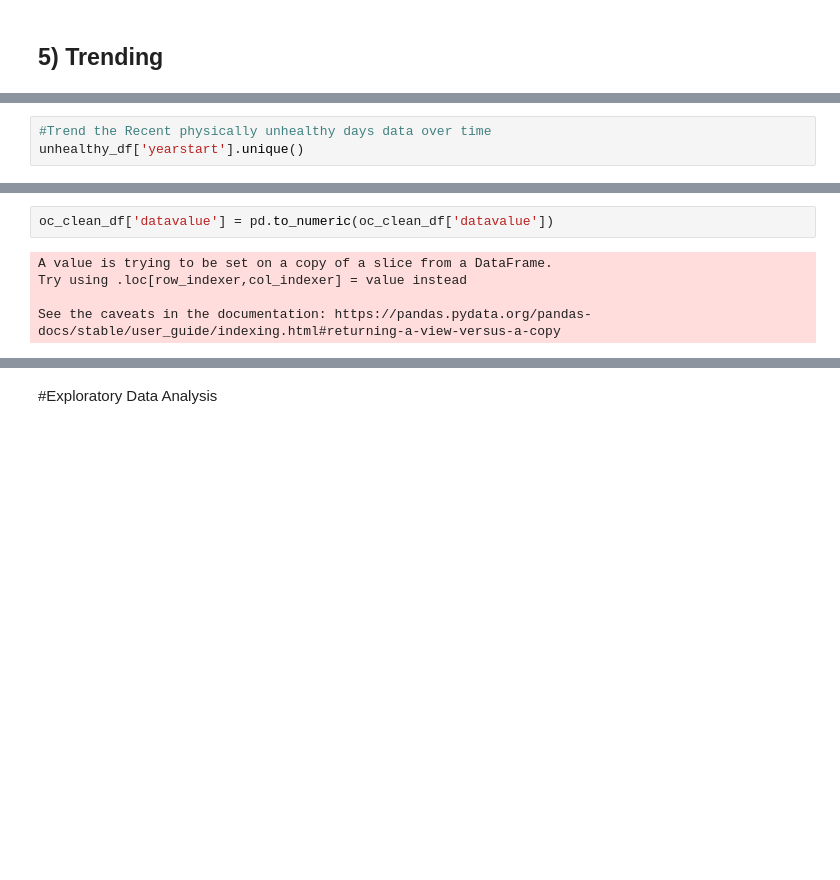
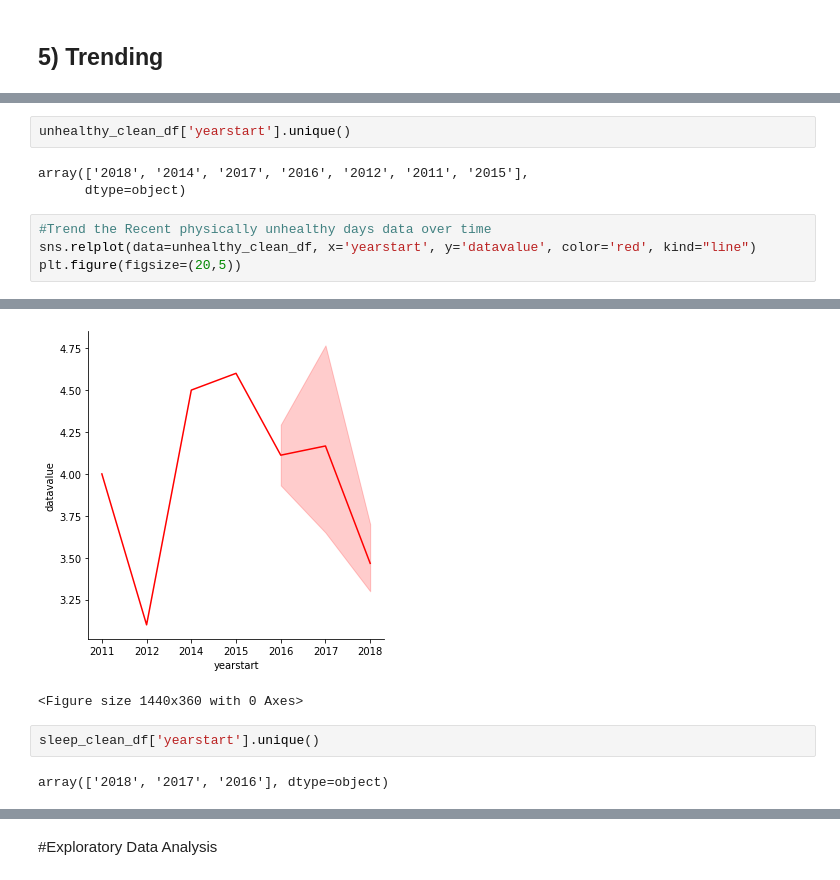
Before and after one commit to ghscharf/Python, a Jupyter notebook: DA_Unit3_Project2_GScharf.ipynb, the cells around one changed output, grey strips where cells are left out. Cells and saved outputs as stored; diff of their text form; blank space fills up the shorter version.

```diff
--- a/DA_Unit3_Project2_GScharf.ipynb
+++ b/DA_Unit3_Project2_GScharf.ipynb
@@ -652,4 +658,10 @@ Name: datavalue, dtype: float64
+# %%
+unhealthy_clean_df['yearstart'].unique()
+# %% [output]
+array(['2018', '2014', '2017', '2016', '2012', '2011', '2015'],
+      dtype=object)
 # %%
 #Trend the Recent physically unhealthy days data over time
-unhealthy_df['yearstart'].unique()
+sns.relplot(data=unhealthy_clean_df, x='yearstart', y='datavalue', color='red', kind="line")
+plt.figure(figsize=(20,5))
 # %% [output]
@@ -660,7 +669,6 @@ array(['2018-01-01T00:00:00.000000000', '2014-01-01T00:00:00.000000000',
+[figure, added]
+<Figure size 1440x360 with 0 Axes>
-# %%
-oc_clean_df['datavalue'] = pd.to_numeric(oc_clean_df['datavalue'])
-# %% [output]
-A value is trying to be set on a copy of a slice from a DataFrame.
-Try using .loc[row_indexer,col_indexer] = value instead
-
-See the caveats in the documentation: https://pandas.pydata.org/pandas-docs/stable/user_guide/indexing.html#returning-a-view-versus-a-copy
+# %%
+sleep_clean_df['yearstart'].unique()
+# %% [output]
+array(['2018', '2017', '2016'], dtype=object)
```
Also changed, not shown: parts of 38 cells of this notebook.
